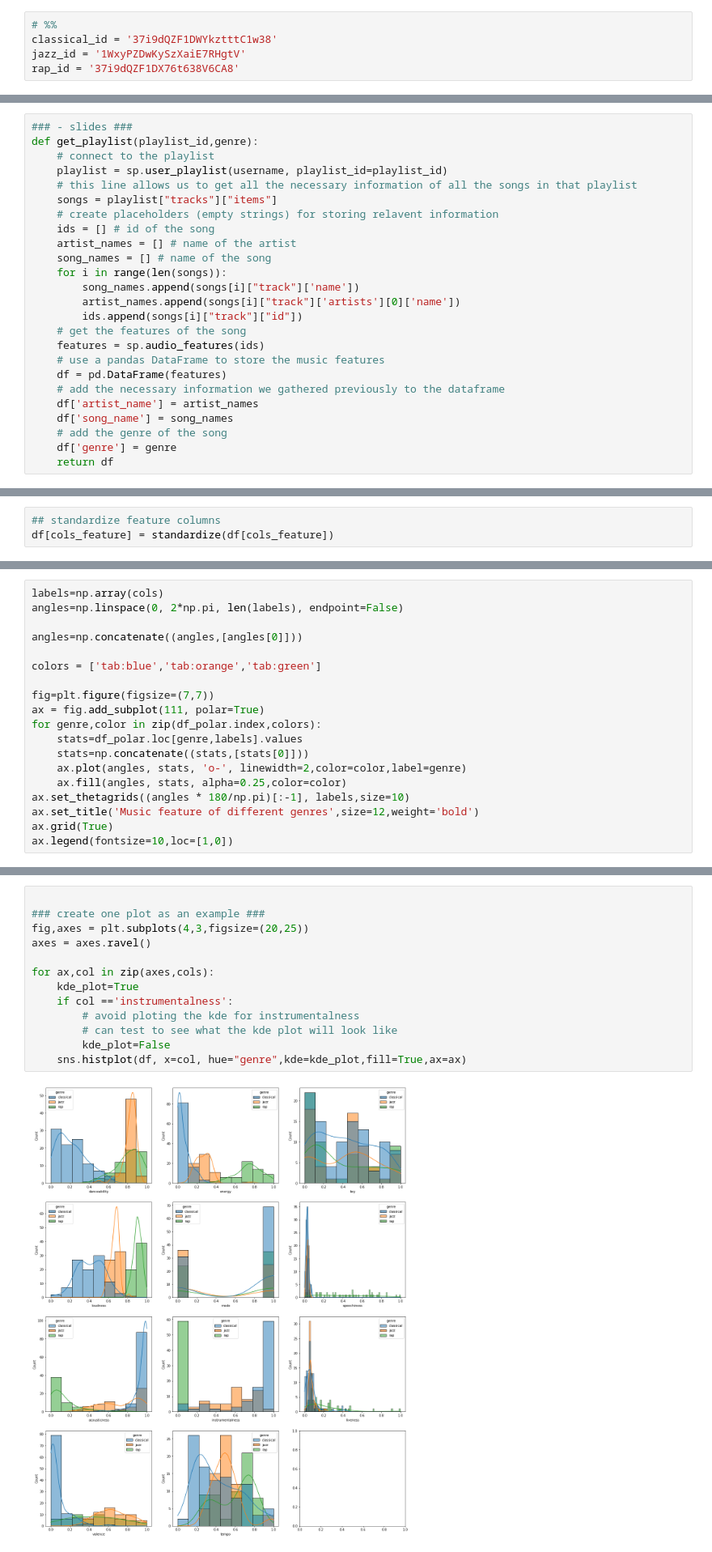
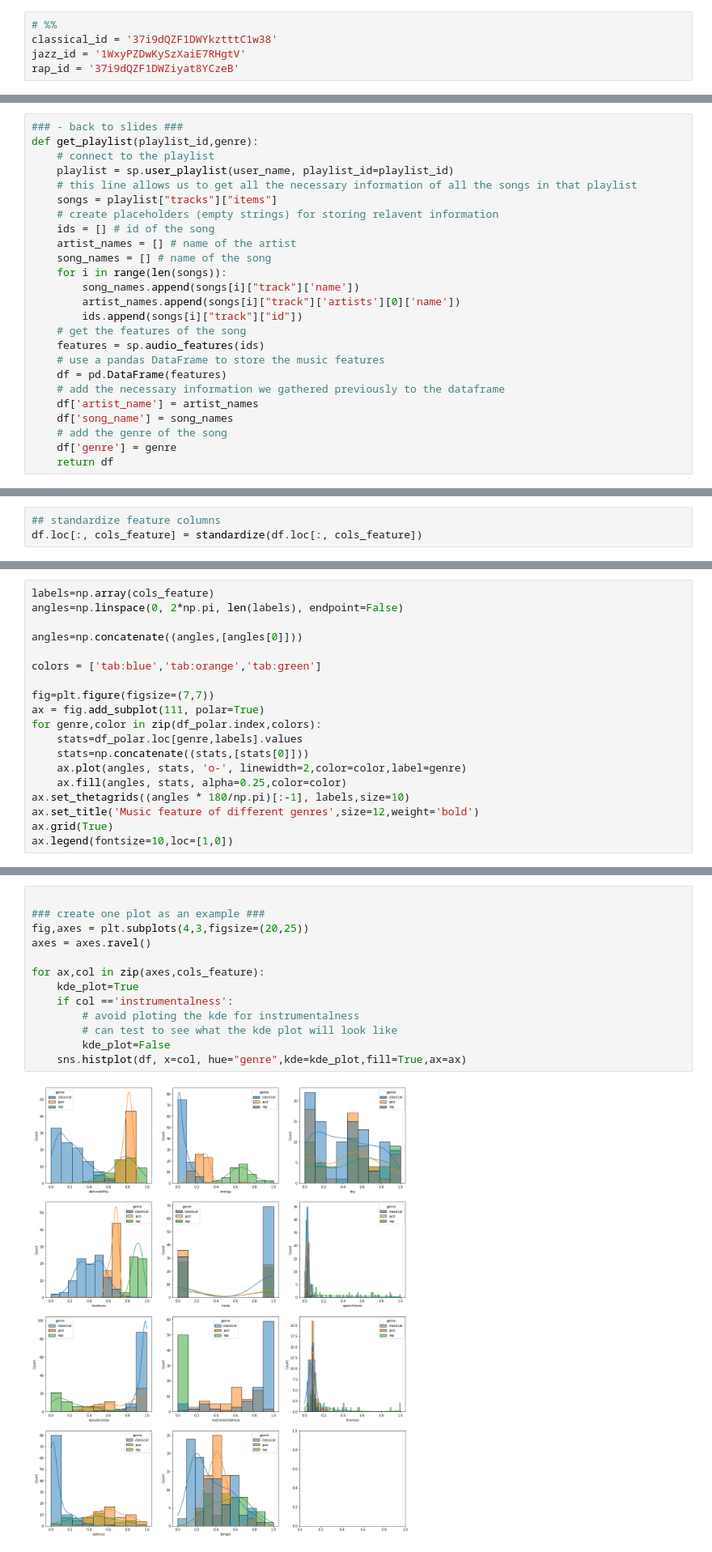
Before and after one commit to JieyuZhang97/WISER_Enverus_2021, a Jupyter notebook: notebook_demo_WISER_complete.ipynb, the cells around one changed output, grey strips where cells are left out. Shown at 81% size. Cells and saved outputs as stored; diff of their text form.

```diff
--- a/notebook_demo_WISER_complete.ipynb
+++ b/notebook_demo_WISER_complete.ipynb
@@ -102,14 +87,14 @@ To get all the songs from the three playlists, we need to know the ids of the th
 # %%
 classical_id = '37i9dQZF1DWYkztttC1w38'
 jazz_id = '1WxyPZDwKySzXaiE7RHgtV'
-rap_id = '37i9dQZF1DX76t638V6CA8'
+rap_id = '37i9dQZF1DWZiyat8YCzeB'
 # %% [markdown]
 To get the songs, I wrote a helper function.
 # %%
-### - slides ###
+### - back to slides ###
 def get_playlist(playlist_id,genre):
     # connect to the playlist
-    playlist = sp.user_playlist(username, playlist_id=playlist_id)
+    playlist = sp.user_playlist(user_name, playlist_id=playlist_id)
     # this line allows us to get all the necessary information of all the songs in that playlist
     songs = playlist["tracks"]["items"]
     # create placeholders (empty strings) for storing relavent information
@@ -239,4 +224,4 @@ def standardize(X):
     return X_std
 # %%
 ## standardize feature columns
-df[cols_feature] = standardize(df[cols_feature])
+df.loc[:, cols_feature] = standardize(df.loc[:, cols_feature])
@@ -300,5 +279,5 @@ df_polar.T
 # %%
-labels=np.array(cols)
+labels=np.array(cols_feature)
 angles=np.linspace(0, 2*np.pi, len(labels), endpoint=False)
 
 angles=np.concatenate((angles,[angles[0]]))
@@ -328,18 +307,18 @@ sns.histplot(df,x='danceability',hue='genre',kde=True);
 # %%
 
 ### create one plot as an example ###
 fig,axes = plt.subplots(4,3,figsize=(20,25))
 axes = axes.ravel()
 
-for ax,col in zip(axes,cols):
+for ax,col in zip(axes,cols_feature):
     kde_plot=True
     if col =='instrumentalness':
         # avoid ploting the kde for instrumentalness
         # can test to see what the kde plot will look like
         kde_plot=False
     sns.histplot(df, x=col, hue="genre",kde=kde_plot,fill=True,ax=ax)
 # %% [output]
-[figure, old version]
+[figure, new version]
 # %% [markdown]
 Here we can see that differen genres have different distributions of music features. These features will be very useful in the model to help us identify the genre of a song.
 # %% [markdown]
```
Also changed, not shown: parts of 22 cells of this notebook.
